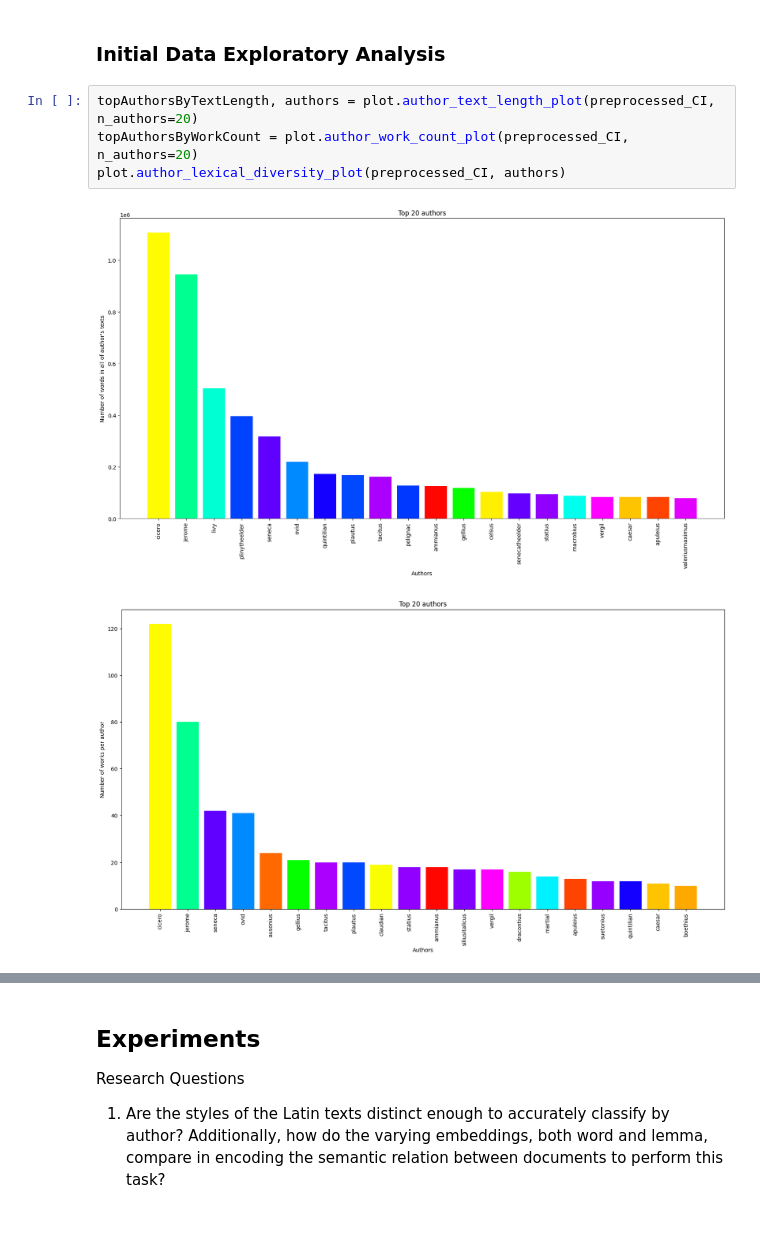
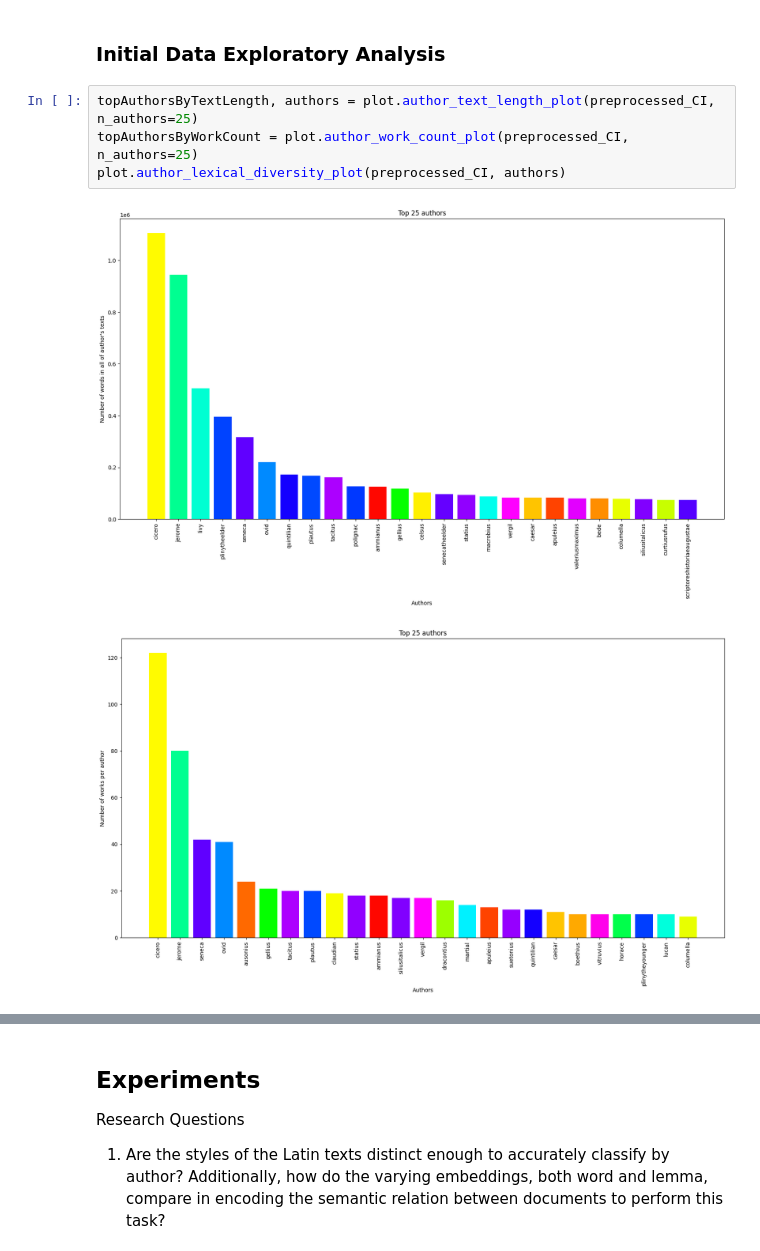
Before and after one commit to SufurElite/LatinAuthorshipAttribution, a Jupyter notebook: analysis.ipynb, the cells around one changed output, grey strips where cells are left out. Drawn from its saved outputs; the diff is of its cells as text; blank space fills up the shorter version.

```diff
--- a/analysis.ipynb
+++ b/analysis.ipynb
@@ -64,9 +52,9 @@ zonaras had 1 pieces of work with a total of 10438 characters of text
 # %% [markdown]
 ### Initial Data Exploratory Analysis
 # %%
-topAuthorsByTextLength, authors = plot.author_text_length_plot(preprocessed_CI, n_authors=20)
-topAuthorsByWorkCount = plot.author_work_count_plot(preprocessed_CI, n_authors=20)
+topAuthorsByTextLength, authors = plot.author_text_length_plot(preprocessed_CI, n_authors=25)
+topAuthorsByWorkCount = plot.author_work_count_plot(preprocessed_CI, n_authors=25)
 plot.author_lexical_diversity_plot(preprocessed_CI, authors)
 # %% [output]
-[figure, old version]
+[figure, new version]
-[figure, old version]
+[figure, new version]
```
Also changed, not shown: parts of 21 cells of this notebook, 8 other files.
